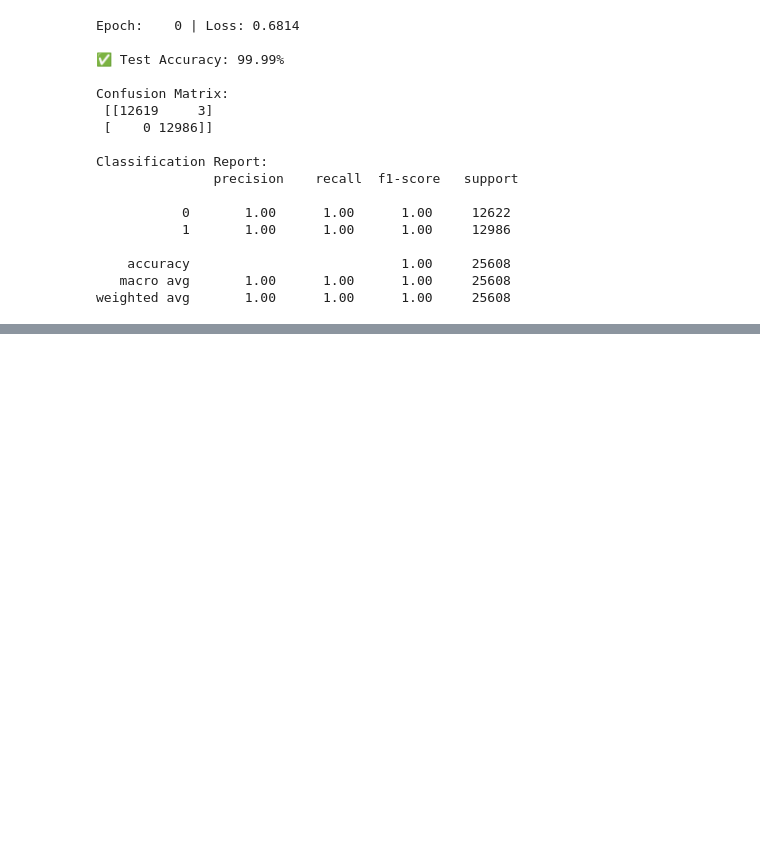
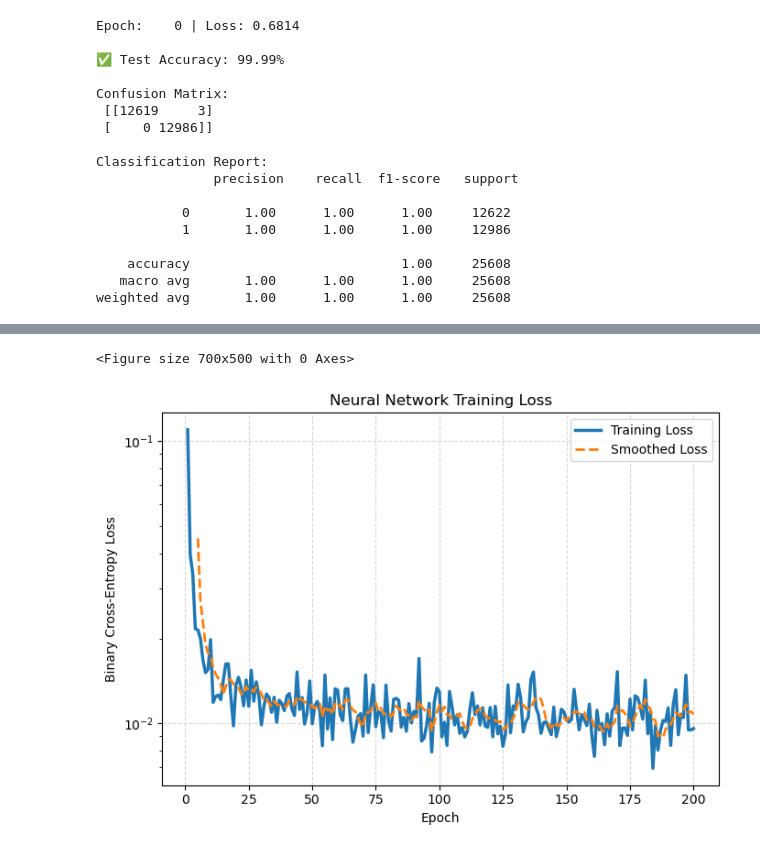
Before and after one commit to giorgoskoufetidis/TOV_EQUATIONS, a Jupyter notebook: Machine Learning/neural_network.ipynb, the cells around one changed output, grey strips where cells are left out. Cells and saved outputs as stored; diff of their text form; code cells hidden in the pictures; blank space fills up the shorter version.

```diff
--- a/Machine Learning/neural_network.ipynb
+++ b/Machine Learning/neural_network.ipynb
@@ -36,7 +16,7 @@ y = df["Type"].values
 encoder = LabelEncoder()
 y_encoded = encoder.fit_transform(y)
 
-X_train, X_test, y_train, y_test = train_test_split(X, y_encoded, train_size=0.8, random_state=42)
+X_train, X_test, y_train, y_test = train_test_split(X, y_encoded, train_size=0.75, random_state=42)
 # %%
 import numpy as np
 import torch
@@ -94,6 +74,7 @@ net = NeuralNetClassifier(
 
 param_grid = {
     'module__hidden_layers': [
+        [32, 32],
         [32, 64],
         [64, 64],
         [32, 64, 32],
@@ -346,3 +368,38 @@ Epoch [11/100] | Loss: 0.0000
+# %%
+import matplotlib.pyplot as plt
+import numpy as np
+plt.figure(figsize=(7, 5))
+epochs = np.arange(1, max_epochs + 1)
+plt.figure(figsize=(7, 5))
+plt.semilogy(
+    epochs,
+    epoch_losses,
+    lw=2.5,
+    color="#1f77b4",
+    label="Training Loss"
+)
+# Optional smoothing
+window = 5
+if len(epoch_losses) >= window:
+    smoothed = np.convolve(epoch_losses, np.ones(window)/window, mode="valid")
+    plt.semilogy(
+        epochs[window-1:],
+        smoothed,
+        lw=2,
+        linestyle="--",
+        color="#ff7f0e",
+        label="Smoothed Loss"
+    )
+plt.xlabel("Epoch")
+plt.ylabel("Binary Cross-Entropy Loss")
+plt.title("Neural Network Training Loss")
+plt.grid(True, linestyle="--", alpha=0.5)
+plt.legend()
+plt.tight_layout()
+plt.show()
+# %% [output]
+<Figure size 700x500 with 0 Axes>
+[figure, added]
 # %%
 model.eval()
 with torch.no_grad():
```
Also changed, not shown: parts of 6 cells of this notebook, 1 other file.
